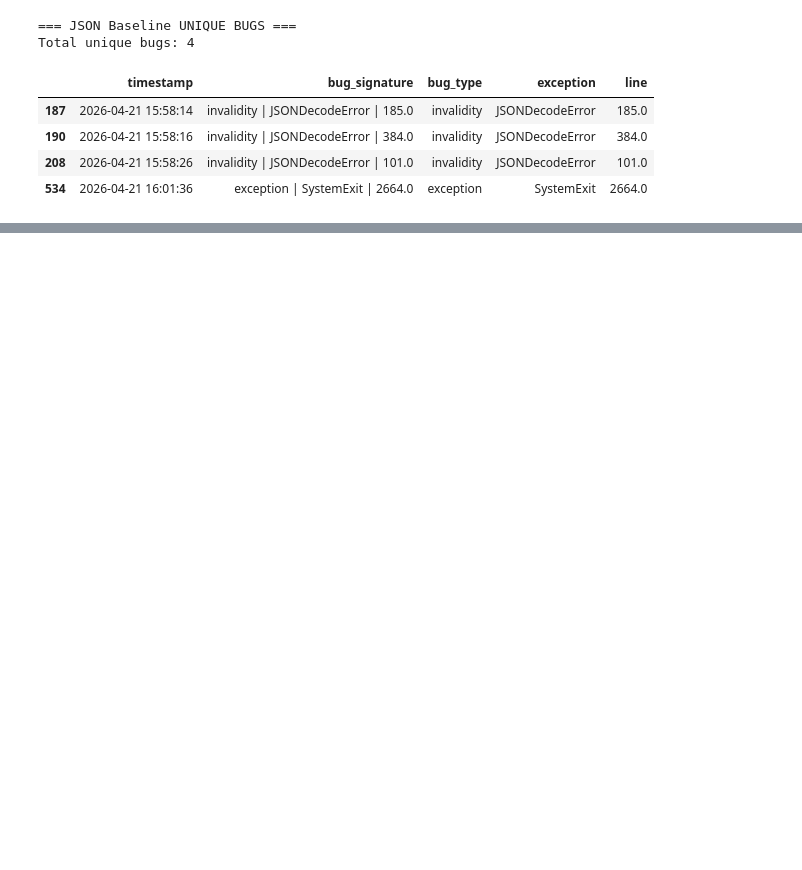
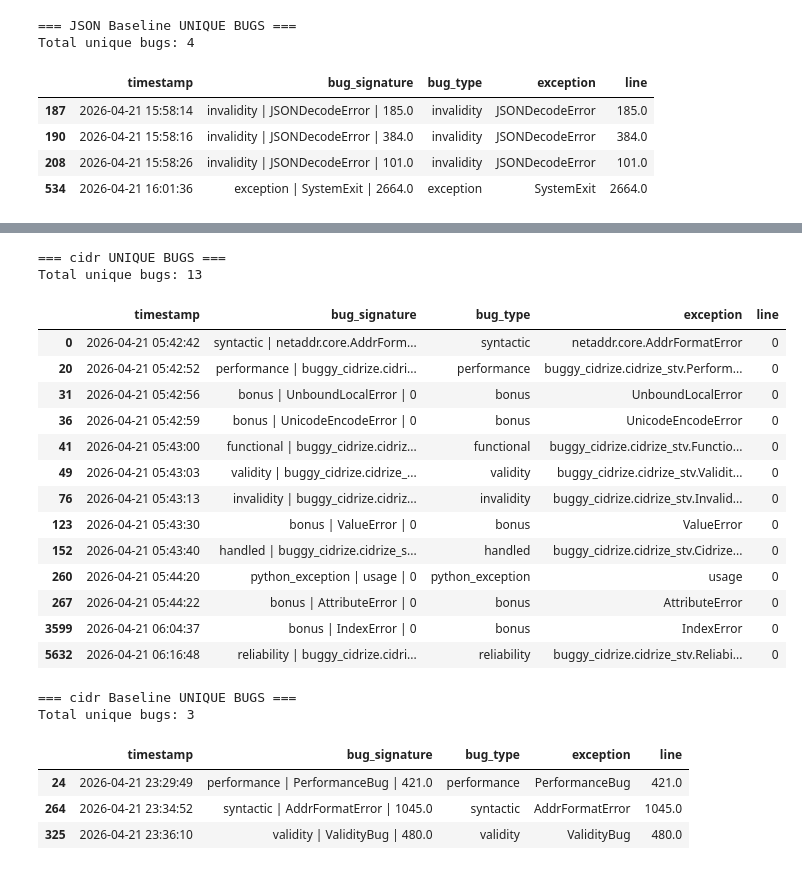
Before and after one commit to BoweiDu01/grp1-software-testing-project, a Jupyter notebook: checkoff4_eval.ipynb, the cells around one changed output, grey strips where cells are left out. Drawn from its saved outputs; the diff is of its cells as text; code cells hidden in the pictures; blank space fills up the shorter version.

```diff
--- a/checkoff4_eval.ipynb
+++ b/checkoff4_eval.ipynb
@@ -474,0 +497,26 @@ Total unique bugs: 4
+# %%
+print_unique_bugs(df_cidrize, "cidr")
+print_unique_bugs(df_cidr_baseline, "cidr Baseline")
+# %% [output]
+=== cidr UNIQUE BUGS ===
+Total unique bugs: 13
+|  | timestamp | bug_signature | bug_type | exception | line |
+| 0 | 2026-04-21 05:42:42 | syntactic | netaddr.core.AddrForm... | syntactic | netaddr.core.AddrFormatError | 0 |
+| 20 | 2026-04-21 05:42:52 | performance | buggy_cidrize.cidri... | performance | buggy_cidrize.cidrize_stv.Perform... | 0 |
+| 31 | 2026-04-21 05:42:56 | bonus | UnboundLocalError | 0 | bonus | UnboundLocalError | 0 |
+| 36 | 2026-04-21 05:42:59 | bonus | UnicodeEncodeError | 0 | bonus | UnicodeEncodeError | 0 |
+| 41 | 2026-04-21 05:43:00 | functional | buggy_cidrize.cidriz... | functional | buggy_cidrize.cidrize_stv.Functio... | 0 |
+| 49 | 2026-04-21 05:43:03 | validity | buggy_cidrize.cidrize_... | validity | buggy_cidrize.cidrize_stv.Validit... | 0 |
+| 76 | 2026-04-21 05:43:13 | invalidity | buggy_cidrize.cidriz... | invalidity | buggy_cidrize.cidrize_stv.Invalid... | 0 |
+| 123 | 2026-04-21 05:43:30 | bonus | ValueError | 0 | bonus | ValueError | 0 |
+| 152 | 2026-04-21 05:43:40 | handled | buggy_cidrize.cidrize_s... | handled | buggy_cidrize.cidrize_stv.Cidrize... | 0 |
+| 260 | 2026-04-21 05:44:20 | python_exception | usage | 0 | python_exception | usage | 0 |
+| 267 | 2026-04-21 05:44:22 | bonus | AttributeError | 0 | bonus | AttributeError | 0 |
+| 3599 | 2026-04-21 06:04:37 | bonus | IndexError | 0 | bonus | IndexError | 0 |
+| 5632 | 2026-04-21 06:16:48 | reliability | buggy_cidrize.cidri... | reliability | buggy_cidrize.cidrize_stv.Reliabi... | 0 |
+=== cidr Baseline UNIQUE BUGS ===
+Total unique bugs: 3
+|  | timestamp | bug_signature | bug_type | exception | line |
+| 24 | 2026-04-21 23:29:49 | performance | PerformanceBug | 421.0 | performance | PerformanceBug | 421.0 |
+| 264 | 2026-04-21 23:34:52 | syntactic | AddrFormatError | 1045.0 | syntactic | AddrFormatError | 1045.0 |
+| 325 | 2026-04-21 23:36:10 | validity | ValidityBug | 480.0 | validity | ValidityBug | 480.0 |
```
Also changed, not shown: parts of 11 cells of this notebook, 1 other file.
